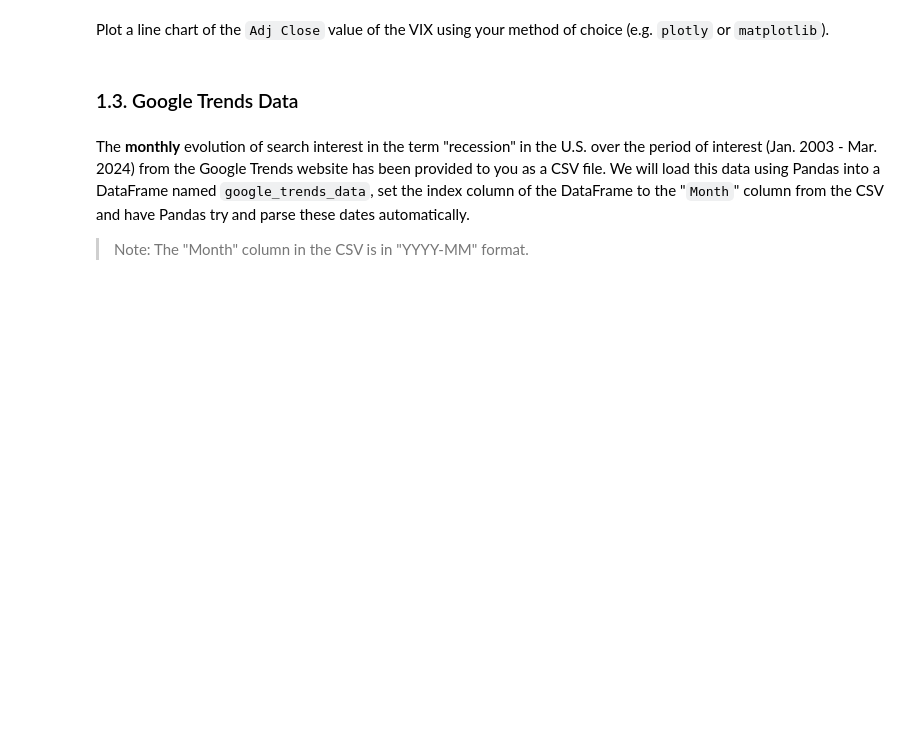
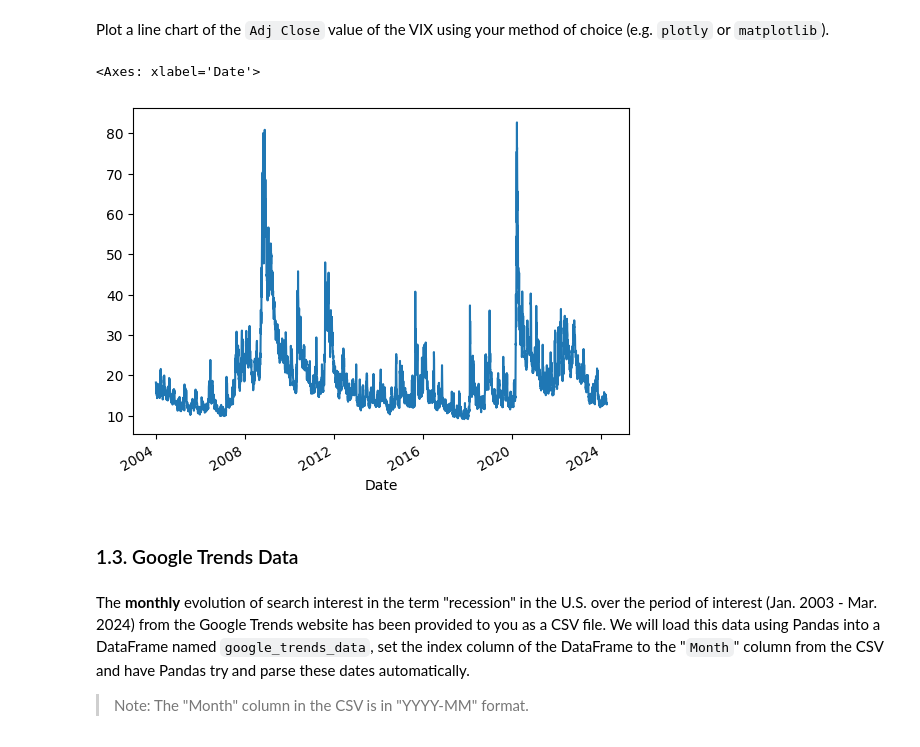
Before and after one commit to lienas/4_Classification_Model, a Jupyter notebook: project_starter.ipynb, the cells around one changed output. Drawn from its saved outputs; the diff is of its cells as text; code cells hidden in the pictures; blank space fills up the shorter version.

```diff
--- a/project_starter.ipynb
+++ b/project_starter.ipynb
@@ -178,0 +177,3 @@ vix_data = ## YOUR CODE HERE ##
+# %%
+vix_data = pd.read_csv('vix_data.csv', parse_dates=['Date'], index_col='Date')
+vix_data
@@ -183,3 +197,8 @@ Plot a line chart of the `Adj Close` value of the VIX using your method of choic
+# %%
+vix_data['Adj Close'].plot()
+# %% [output]
+<Axes: xlabel='Date'>
+[figure, added]
 # %% [markdown]
 ### 1.3. Google Trends Data
 # %% [markdown]
```
Also changed, not shown: parts of 6 cells of this notebook, 2 other files.
